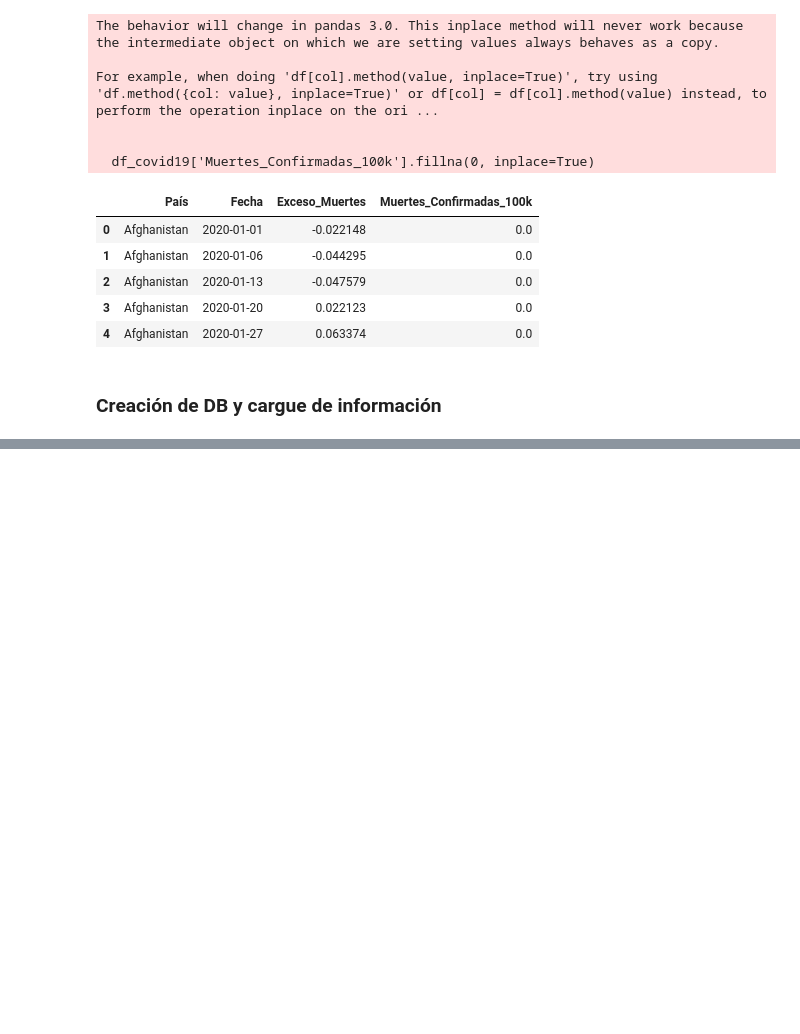
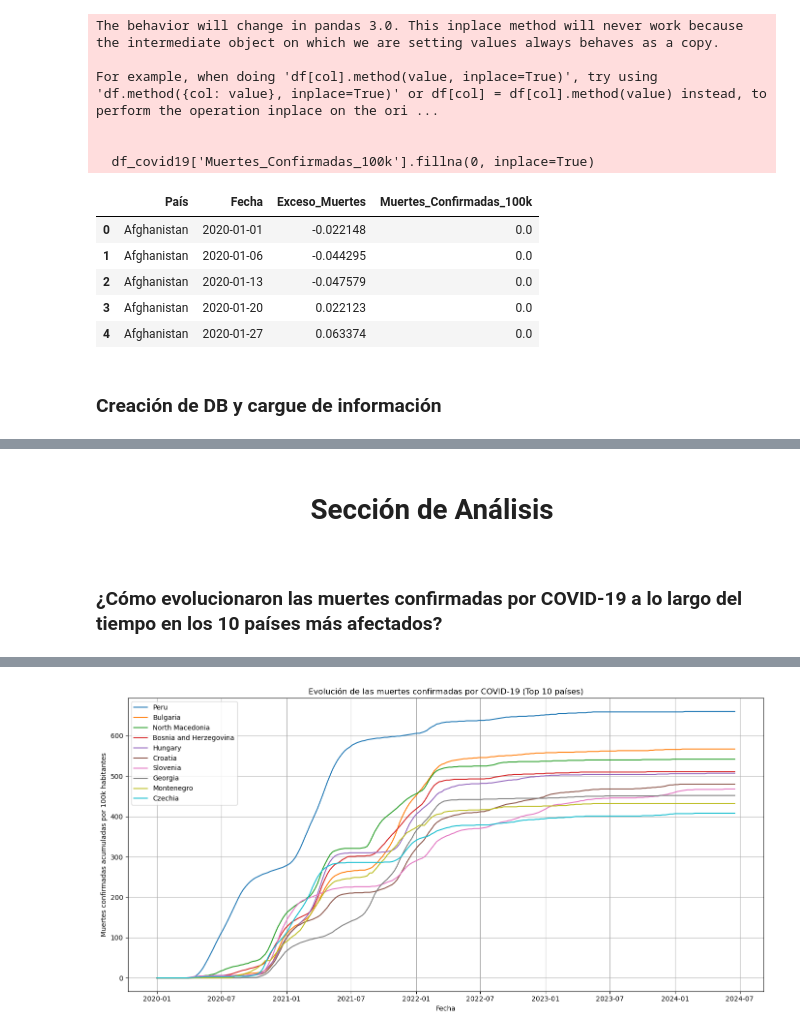
Before and after one commit to carlosazmora/ProyectoBigData, a Jupyter notebook: ProyectoBase.ipynb, the cells around one changed output, grey strips where cells are left out. Cells and saved outputs as stored; diff of their text form; code cells hidden in the pictures; blank space fills up the shorter version.

```diff
--- a/ProyectoBase.ipynb
+++ b/ProyectoBase.ipynb
@@ -174,0 +185,62 @@ finally:
+# %% [markdown]
+<center>
+<h1>Sección de Análisis</h1>
+</center>
+# %% [markdown]
+### ¿Cómo evolucionaron las muertes confirmadas por COVID-19 a lo largo del tiempo en los 10 países más afectados?
+# %%
+from prefect import flow, task, get_run_logger
+
+db_params = {
+    'dbname': 'covid19-project',
+    'user': 'psqluser',
+    'password': 'psqlpass',
+    'host': 'localhost',
+    'port': '5433'
+}
+
+@task
+def extract_from_db(db_params, table_name="muertes_covid19"):
+    logger = get_run_logger()
+    try:
+        conn = psycopg2.connect(**db_params)
+        query = f"""
+            SELECT "pais", "fecha", "muertes_confirmadas"
+            FROM {table_name}
+            WHERE "muertes_confirmadas" IS NOT NULL;
+        """
+        df = pd.read_sql(query, conn)
+        conn.close()
+        return df
+    except Exception as e:
+        logger.error(f"Error extrayendo datos de PostgreSQL: {e}")
+        raise
+
+@task
+def plot_excess_deaths(df):
+    # Asegurarse de que la columna fecha es datetime
+    df['fecha'] = pd.to_datetime(df['fecha'])
+
+    # Graficar todos los países (solo los principales para evitar saturación visual)
+    top_countries = df.groupby('pais')['muertes_confirmadas'].max().sort_values(ascending=False).head(10).index
+    plt.figure(figsize=(14, 7))
+    for country in top_countries:
+        country_data = df[df['pais'] == country]
+        plt.plot(country_data['fecha'], country_data['muertes_confirmadas'], label=country)
+
+    plt.title("Evolución de las muertes confirmadas por COVID-19 (Top 10 países)")
+    plt.xlabel("Fecha")
+    plt.ylabel("Muertes confirmadas acumuladas por 100k habitantes")
+    plt.legend()
+    plt.grid(True)
+    plt.tight_layout()
+    plt.show()
+
+@flow
+def analyze_excess_deaths_flow():
+    df = extract_from_db(db_params)
+    plot_excess_deaths(df)
+
+# Ejecutar el flow
+analyze_excess_deaths_flow()
+# %% [output]
@@ -174,0 +249 @@ finally:
+[figure, added]
```
Also changed, not shown: parts of 7 cells of this notebook.
